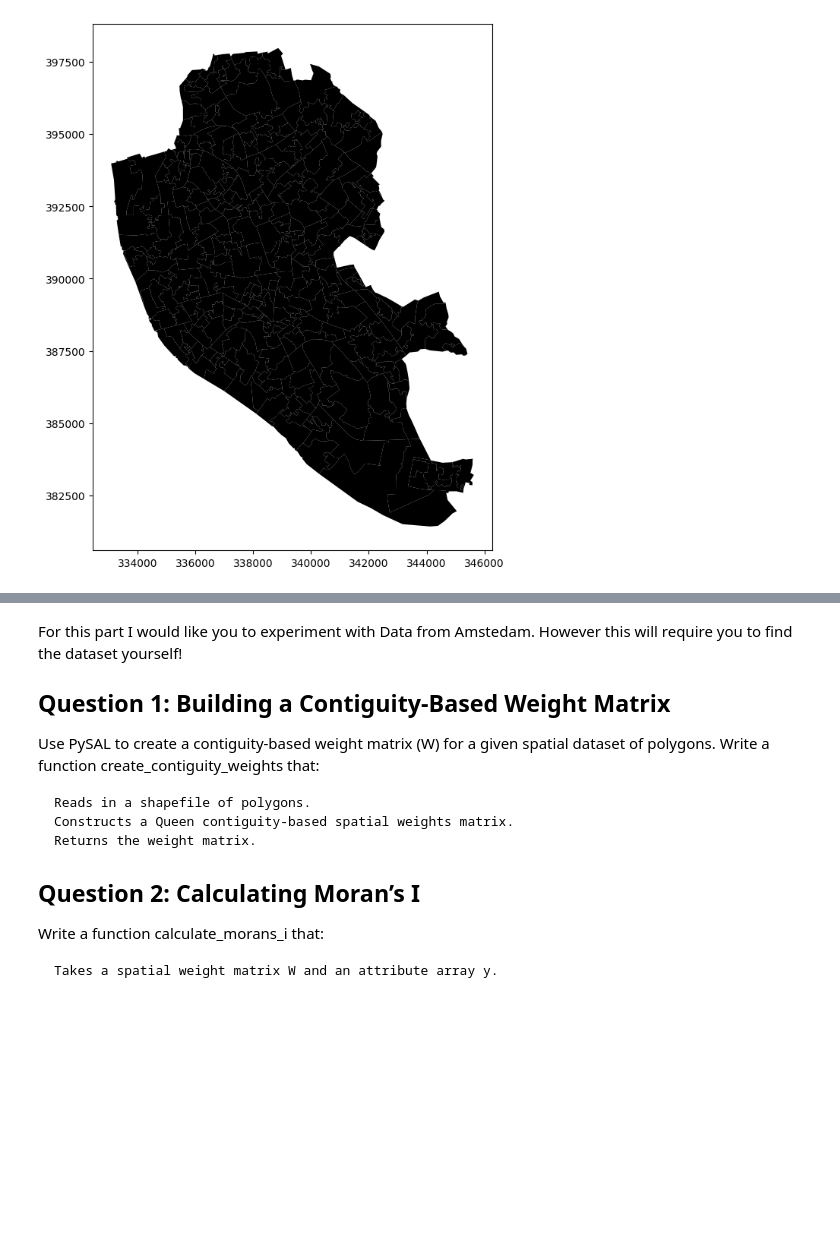
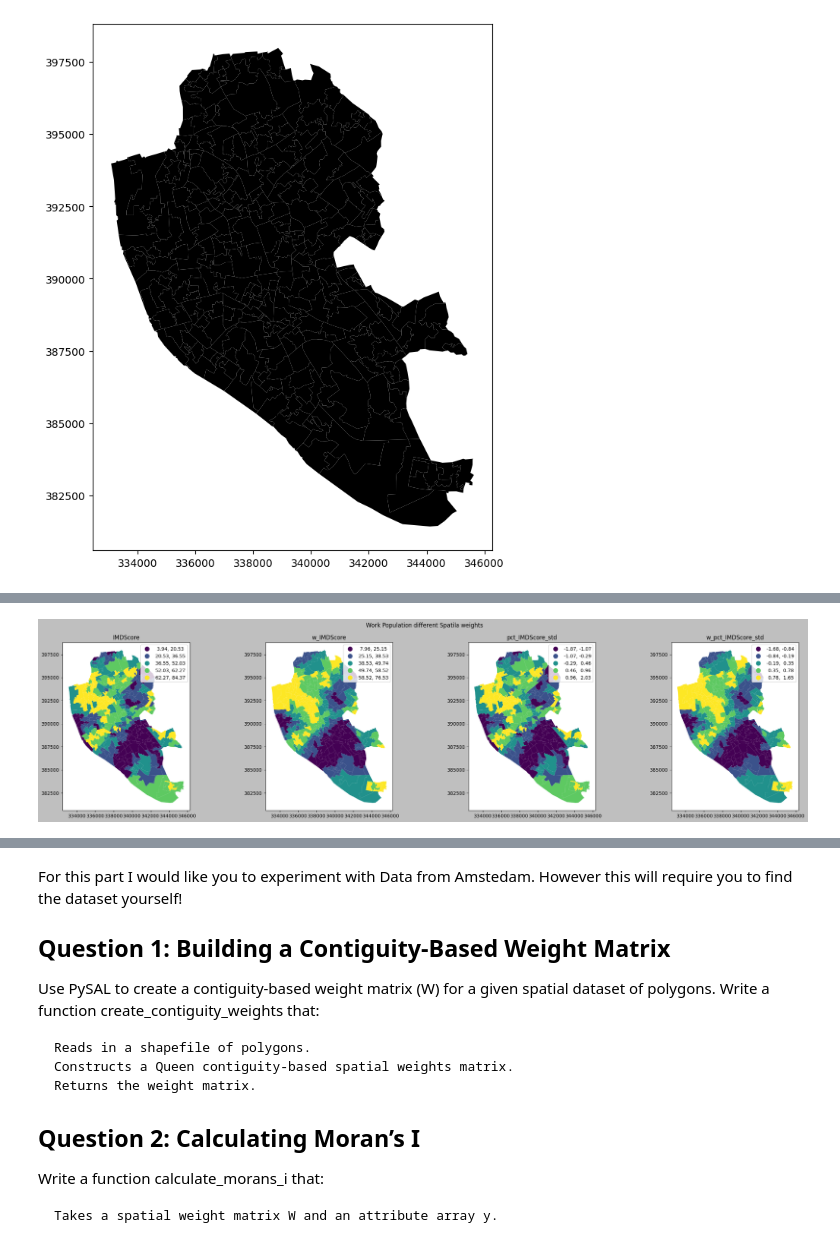
Before and after one commit to mannan272/data1, a Jupyter notebook: lab-04/hw-04.ipynb, the cells around one changed output, grey strips where cells are left out. Cells and saved outputs as stored; diff of their text form; code cells hidden in the pictures; blank space fills up the shorter version.

```diff
--- a/lab-04/hw-04.ipynb
+++ b/lab-04/hw-04.ipynb
@@ -176,0 +106,3 @@ plt.show()
+# %%
+# Row standardize the matrix
+w.transform = 'R'
@@ -176,0 +118,9 @@ plt.show()
+# %%
+imd['w_IMDScore'] = weights.lag_spatial(w, imd['IMDScore'])
+# %%
+imd['pct_IMDScore_std'] = (imd['IMDScore'] - imd['IMDScore'].mean()) / imd['IMDScore'].std()
+
+imd['w_pct_IMDScore_std'] = weights.lag_spatial(w, imd['pct_IMDScore_std'])
+
+
+imd[['lsoa11cd', 'IMDScore', 'w_IMDScore', 'pct_IMDScore_std', 'w_pct_IMDScore_std']].head()
@@ -176,0 +134,31 @@ plt.show()
+# %%
+f, ax = plt.subplots(1,4, figsize=(24, 6))
+
+f.suptitle('Work Population different Spatila weights')
+
+# Plot % to leave
+imd.plot(column='IMDScore', scheme='Quantiles',
+        legend=True, ax=ax[0])
+ax[0].set_title('IMDScore')
+
+imd.plot(column='w_IMDScore', scheme='Quantiles',
+        legend=True, ax=ax[1])
+ax[1].set_title('w_IMDScore')
+
+imd.plot(column='pct_IMDScore_std', scheme='Quantiles',
+        legend=True, ax=ax[2])
+ax[2].set_title('pct_IMDScore_std')
+
+imd.plot(column='w_pct_IMDScore_std', scheme='Quantiles',
+        legend=True, ax=ax[3])
+ax[3].set_title('w_pct_IMDScore_std')
+
+plt.tight_layout()
+
+# Change background color of the figure
+f.set_facecolor('0.75')
+
+# Draw
+plt.show()
+# %% [output]
+[figure, added]
```
Also changed, not shown: parts of 39 cells of this notebook, 10 other files.
